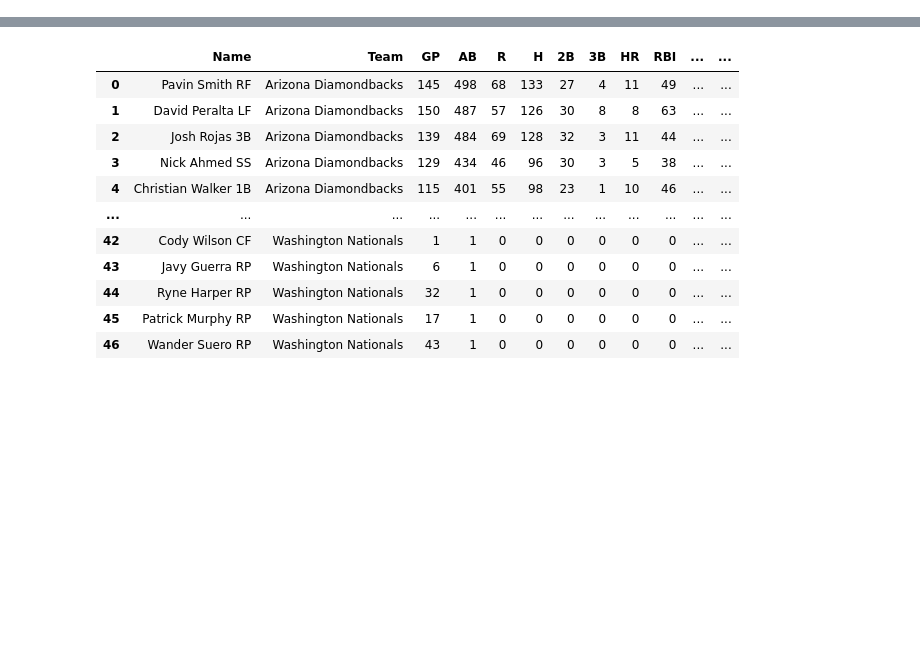
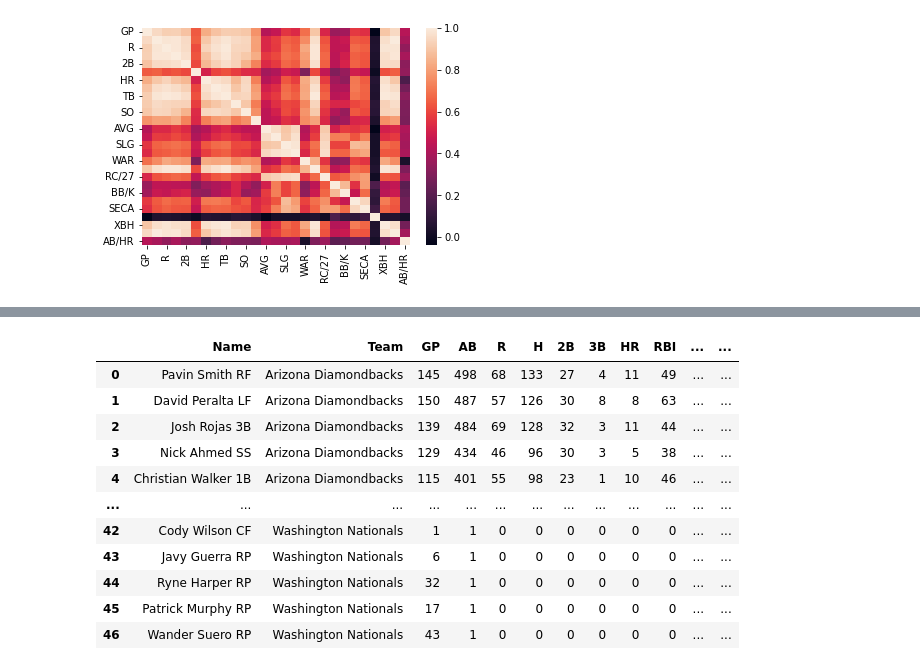
Before and after one commit to LouiseLi7/STA160-group-project, a Jupyter notebook: final/RandomForestReg.ipynb, the cells around one changed output, grey strips where cells are left out. Drawn from its saved outputs; the diff is of its cells as text; code cells hidden in the pictures; blank space fills up the shorter version.

```diff
--- a/final/RandomForestReg.ipynb
+++ b/final/RandomForestReg.ipynb
@@ -77,10 +79,15 @@ url_read5[3] = url_read5[3].drop(columns = ['GP','AB','AVG','OBP','SLG','OPS'])
 temp9 = pd.DataFrame(url_read5[1])
 temp10 = pd.DataFrame(url_read5[0])
 tempx5 = pd.DataFrame(url_read5[3])
-Chicago_white_Sox = temp10.join(temp9)
-Chicago_white_Sox = Chicago_white_Sox.join(tempx5)
-Chicago_white_Sox = Chicago_white_Sox.iloc[:-1 , :]
-Chicago_white_Sox.insert(1, 'Team', 'Chicago White Sox', True)
+Chicago_White_Sox = temp10.join(temp9)
+Chicago_White_Sox = Chicago_White_Sox.join(tempx5)
+Chicago_White_Sox = Chicago_White_Sox.iloc[:-1 , :]
+Chicago_White_Sox.insert(1, 'Team', 'Chicago White Sox', True)
+# %%
+sns.heatmap(Chicago_White_Sox.corr(), annot=False)
+plt.show()
+# %% [output]
+[figure, added]
 # %%
 ## Web scripting of Cincinnati Reds batting positions
 url6 = "https://www.espn.com/mlb/team/stats/_/name/cin/season/2021/seasontype/2"
```
Also changed, not shown: parts of 42 cells of this notebook.
